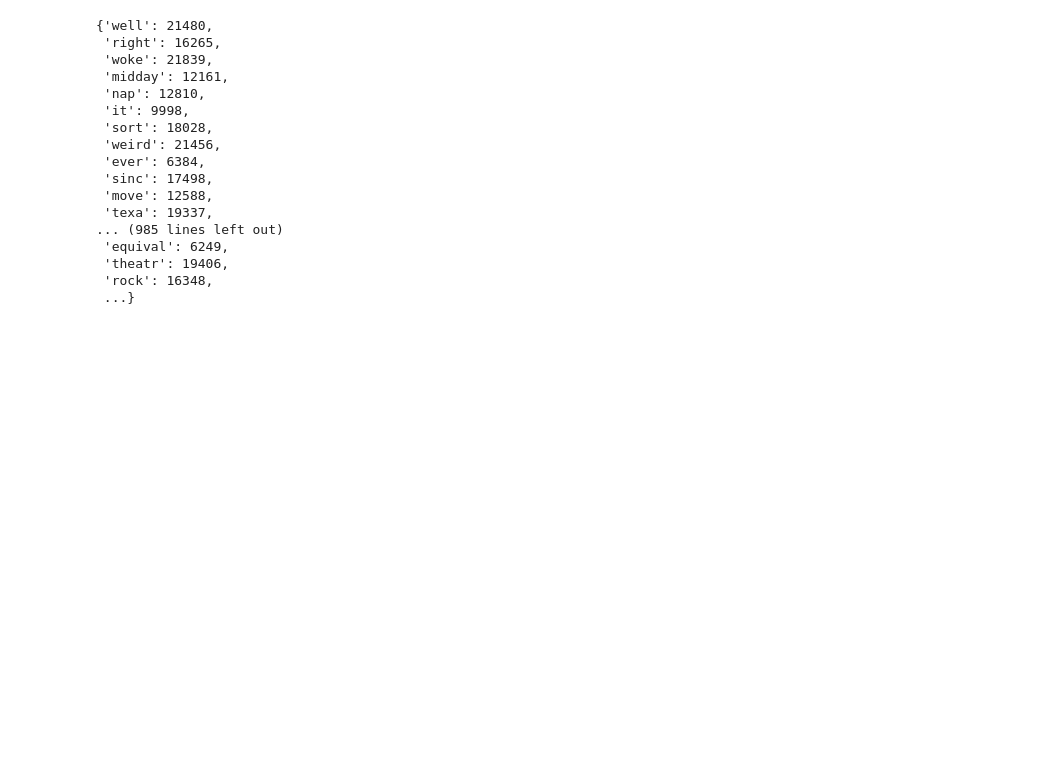
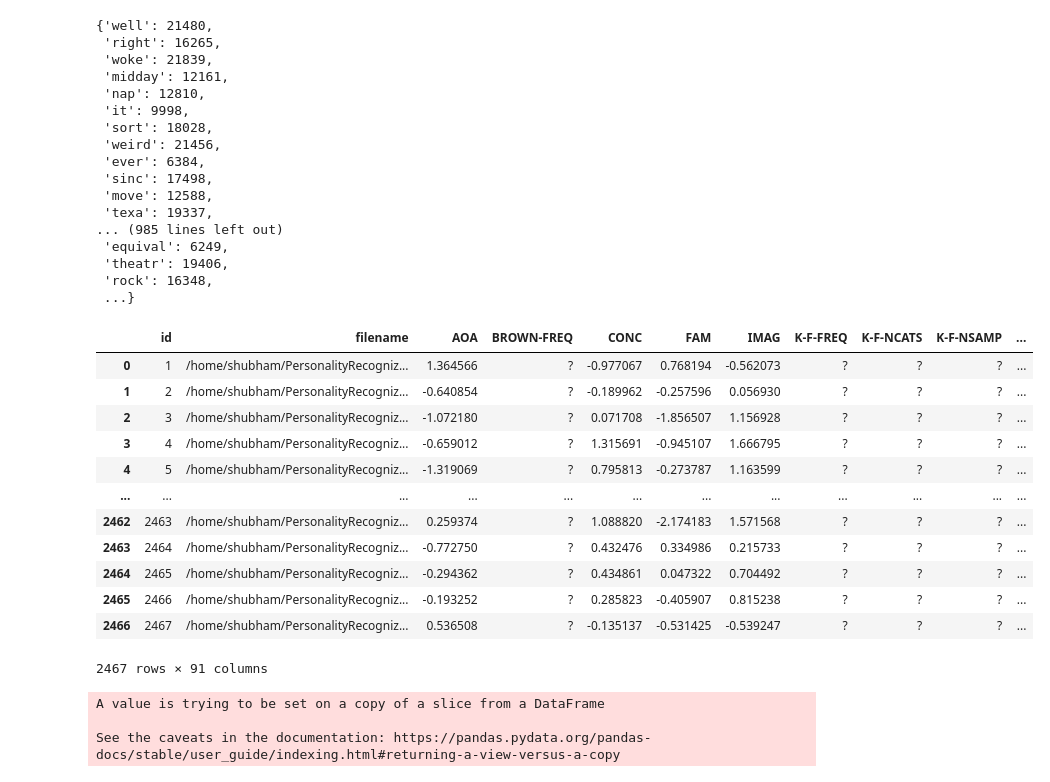
Before and after one commit to apprenticearnab/ReinforceBots, a Jupyter notebook: data_prep.ipynb, the cells around one changed output. Cells and saved outputs as stored; diff of their text form; code cells hidden in the pictures; blank space fills up the shorter version.

```diff
--- a/data_prep.ipynb
+++ b/data_prep.ipynb
@@ -122,0 +143,25 @@ with open('vocab_data.json', 'w') as fp:
+# %%
+m = pd.read_csv('mairesse_feat_m5reg.csv',encoding = "ISO-8859-1") #training_dataset
+# %%
+m
+# %% [output]
+|  | id | filename | AOA | BROWN-FREQ | CONC | FAM | IMAG | K-F-FREQ | K-F-NCATS | K-F-NSAMP | ... |
+| 0 | 1 | /home/shubham/PersonalityRecogniz... | 1.364566 | ? | -0.977067 | 0.768194 | -0.562073 | ? | ? | ? | ... |
+| 1 | 2 | /home/shubham/PersonalityRecogniz... | -0.640854 | ? | -0.189962 | -0.257596 | 0.056930 | ? | ? | ? | ... |
+| 2 | 3 | /home/shubham/PersonalityRecogniz... | -1.072180 | ? | 0.071708 | -1.856507 | 1.156928 | ? | ? | ? | ... |
+| 3 | 4 | /home/shubham/PersonalityRecogniz... | -0.659012 | ? | 1.315691 | -0.945107 | 1.666795 | ? | ? | ? | ... |
+| 4 | 5 | /home/shubham/PersonalityRecogniz... | -1.319069 | ? | 0.795813 | -0.273787 | 1.163599 | ? | ? | ? | ... |
+| ... | ... | ... | ... | ... | ... | ... | ... | ... | ... | ... | ... |
+| 2462 | 2463 | /home/shubham/PersonalityRecogniz... | 0.259374 | ? | 1.088820 | -2.174183 | 1.571568 | ? | ? | ? | ... |
+| 2463 | 2464 | /home/shubham/PersonalityRecogniz... | -0.772750 | ? | 0.432476 | 0.334986 | 0.215733 | ? | ? | ? | ... |
+| 2464 | 2465 | /home/shubham/PersonalityRecogniz... | -0.294362 | ? | 0.434861 | 0.047322 | 0.704492 | ? | ? | ? | ... |
+| 2465 | 2466 | /home/shubham/PersonalityRecogniz... | -0.193252 | ? | 0.285823 | -0.405907 | 0.815238 | ? | ? | ? | ... |
+| 2466 | 2467 | /home/shubham/PersonalityRecogniz... | 0.536508 | ? | -0.135137 | -0.531425 | -0.539247 | ? | ? | ? | ... |
+2467 rows × 91 columns
+# %%
+for i in range(len(m['id'])):
+    m['filename'][i] = m['filename'][i][42:]
+# %% [output]
+A value is trying to be set on a copy of a slice from a DataFrame
+
+See the caveats in the documentation: https://pandas.pydata.org/pandas-docs/stable/user_guide/indexing.html#returning-a-view-versus-a-copy
```
Also changed, not shown: parts of 10 cells of this notebook, 4 other files.
